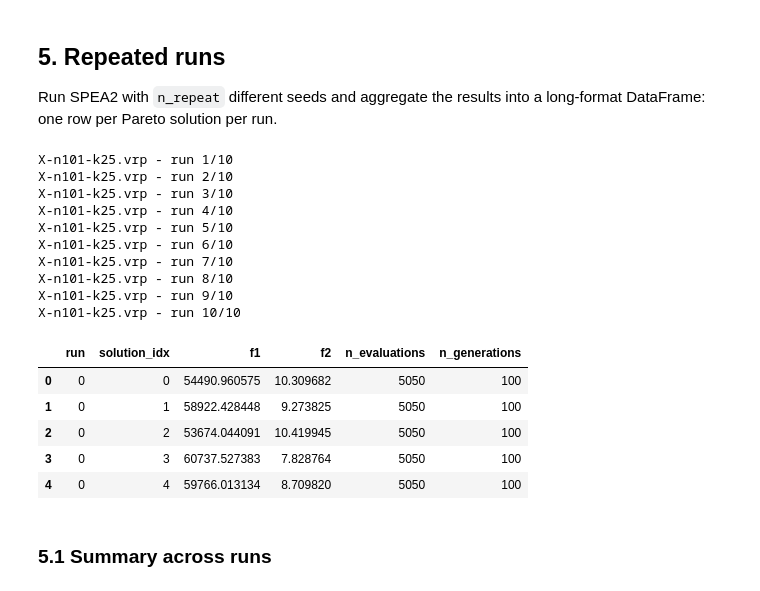
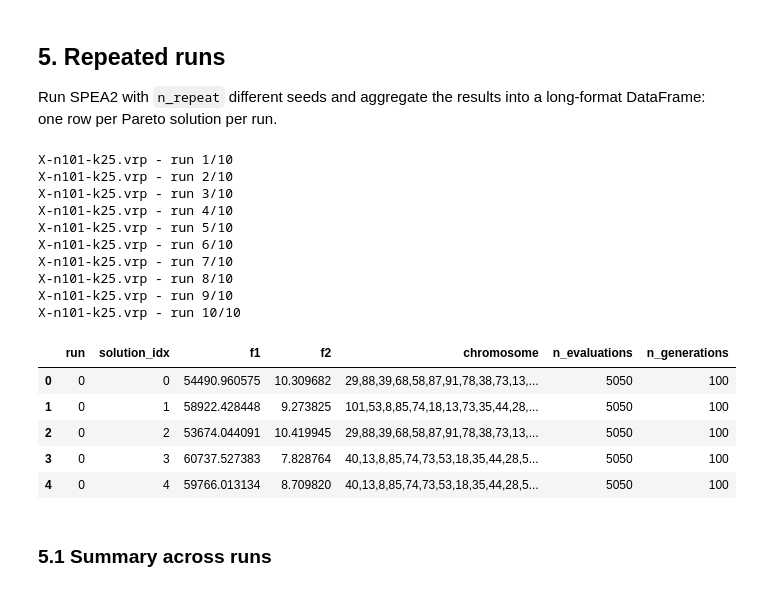
Before and after one commit to nikolalukic167/bao_cvrp, a Jupyter notebook: notebooks/run_spea2.ipynb, the cells around one changed output. Saved outputs shown, nothing was run; the diff lists cells and outputs as text; code cells hidden in the pictures.

```diff
--- a/notebooks/run_spea2.ipynb
+++ b/notebooks/run_spea2.ipynb
@@ -98,31 +98,31 @@ plt.show()
 
 Run SPEA2 with `n_repeat` different seeds and aggregate the results into a long-format DataFrame: one row per Pareto solution per run.
 # %%
-df = executer.run_repeated_experiment(
+df, history = executer.run_repeated_experiment(
     INSTANCE_NAME,
     n_repeat=N_REPEAT_DEMO,
     pop_size=POP_SIZE,
     max_generations=MAX_GENERATIONS,
 )
 
 df.head()
 # %% [output]
 X-n101-k25.vrp - run 1/10
 X-n101-k25.vrp - run 2/10
 X-n101-k25.vrp - run 3/10
 X-n101-k25.vrp - run 4/10
 X-n101-k25.vrp - run 5/10
 X-n101-k25.vrp - run 6/10
 X-n101-k25.vrp - run 7/10
 X-n101-k25.vrp - run 8/10
 X-n101-k25.vrp - run 9/10
 X-n101-k25.vrp - run 10/10
-|  | run | solution_idx | f1 | f2 | n_evaluations | n_generations |
-| 0 | 0 | 0 | 54490.960575 | 10.309682 | 5050 | 100 |
-| 1 | 0 | 1 | 58922.428448 | 9.273825 | 5050 | 100 |
-| 2 | 0 | 2 | 53674.044091 | 10.419945 | 5050 | 100 |
-| 3 | 0 | 3 | 60737.527383 | 7.828764 | 5050 | 100 |
-| 4 | 0 | 4 | 59766.013134 | 8.709820 | 5050 | 100 |
+|  | run | solution_idx | f1 | f2 | chromosome | n_evaluations | n_generations |
+| 0 | 0 | 0 | 54490.960575 | 10.309682 | 29,88,39,68,58,87,91,78,38,73,13,... | 5050 | 100 |
+| 1 | 0 | 1 | 58922.428448 | 9.273825 | 101,53,8,85,74,18,13,73,35,44,28,... | 5050 | 100 |
+| 2 | 0 | 2 | 53674.044091 | 10.419945 | 29,88,39,68,58,87,91,78,38,73,13,... | 5050 | 100 |
+| 3 | 0 | 3 | 60737.527383 | 7.828764 | 40,13,8,85,74,73,53,18,35,44,28,5... | 5050 | 100 |
+| 4 | 0 | 4 | 59766.013134 | 8.709820 | 40,13,8,85,74,73,53,18,35,44,28,5... | 5050 | 100 |
 # %% [markdown]
 ### 5.1 Summary across runs
 # %%
```
Also changed, not shown: parts of 1 cell of this notebook, 2 other files.
